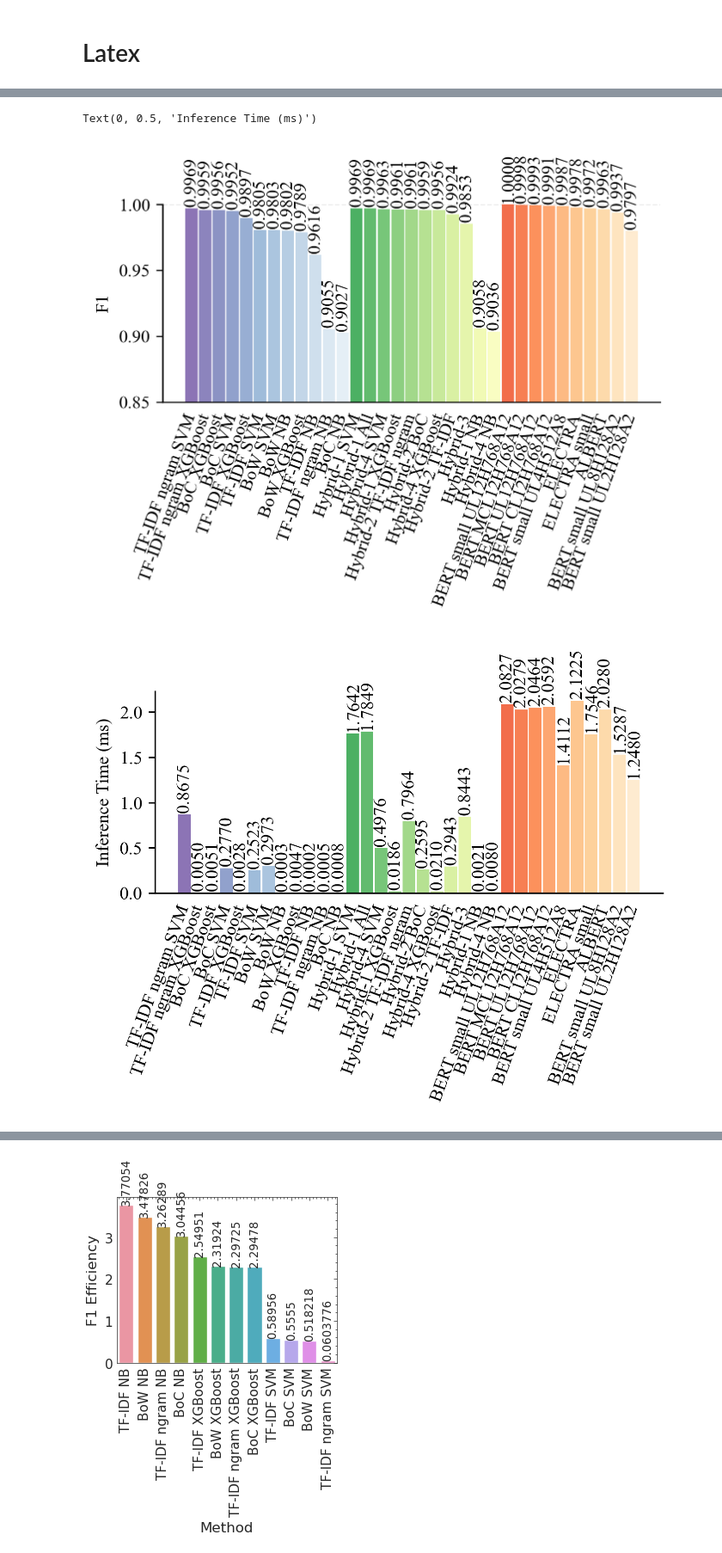
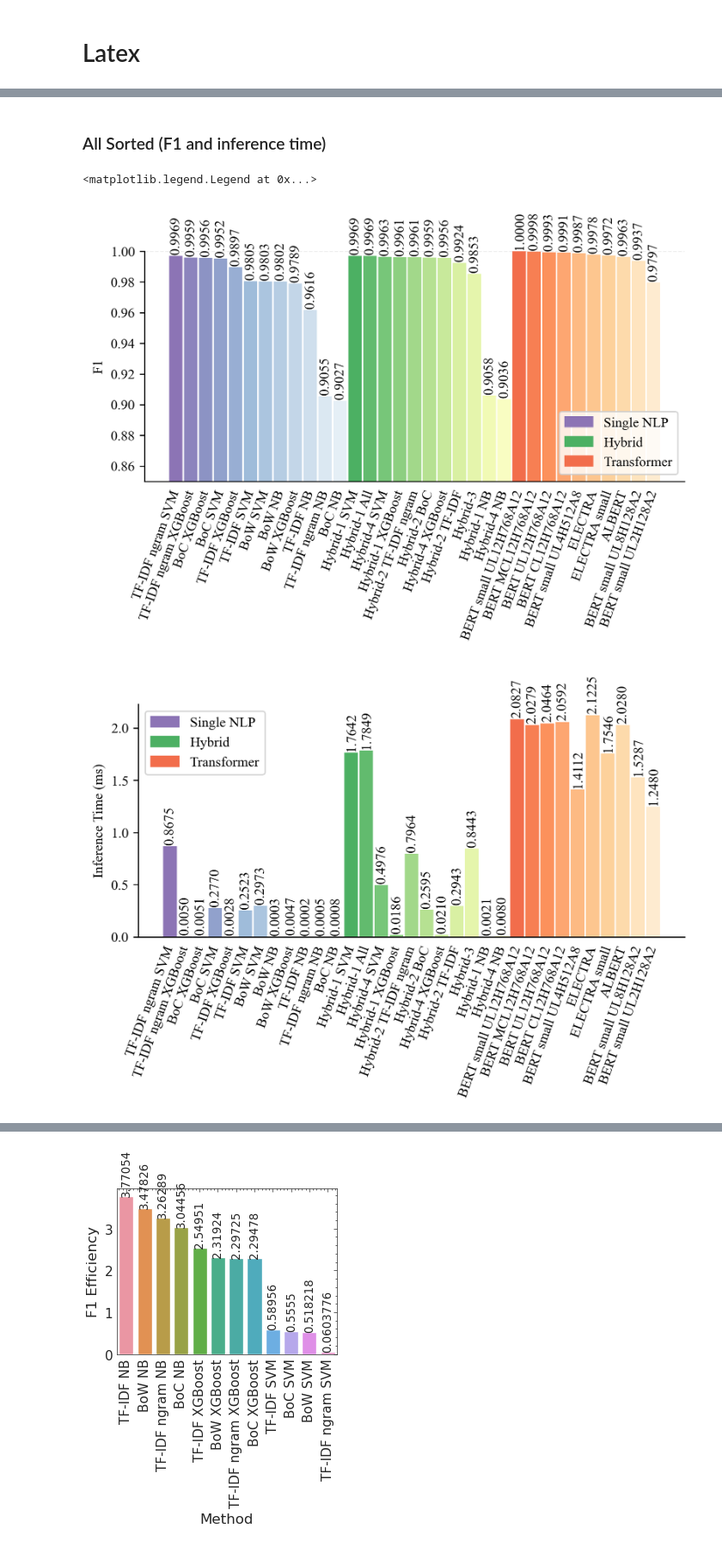
Before and after one commit to gdrlab/cascaded-sqli-detection, a Jupyter notebook: utils/tmp_color_schema.ipynb, the cells around one changed output, grey strips where cells are left out. Shown at 86% size. Cells and saved outputs as stored; diff of their text form; code cells hidden in the pictures.

```diff
--- a/utils/tmp_color_schema.ipynb
+++ b/utils/tmp_color_schema.ipynb
@@ -232,26 +276,42 @@ df
 # Figure configs
 plt.rcParams.update({'figure.dpi': '300'})
 plt.rcParams['font.family'] = "Times New Roman"
+# %% [markdown]
+### All Sorted (F1 and inference time)
 # %%
 # method_category = 'transformer'
 # metrics = ['overall_accuracy', 'precision', 'recall', 'f1', 'training time',
 #        'testing time', 'color']
-
+import matplotlib.patches as mpatches
 df_small = df.sort_values(['category','f1'],ascending=[True, False])
 df_small = rename_table_labels(df_small)
 #df_small = df.loc[methods[method_category], metrics]
 #df_small = df_small.sort_values(['category','f1'],ascending=[True, False])
 
-fig, ax = plt.subplots(figsize=(5, 2))
+# legend
+color_cat_1 = np.asarray(df_small[df_small['category']=='classic_ml']
+                         .head(1)['color'].values[0][0], dtype=np.float32)
+color_cat_2 = np.asarray(df_small[df_small['category']=='hybrid']
+                         .head(1)['color'].values[0][0], dtype=np.float32)
+color_cat_3 = np.asarray(df_small[df_small['category']=='transformer']
+                         .head(1)['color'].values[0][0], dtype=np.float32)
+legend_cat_1 = mpatches.Patch(color=color_cat_1, label='Single NLP')
+legend_cat_2 = mpatches.Patch(color=color_cat_2, label='Hybrid')
+legend_cat_3 = mpatches.Patch(color=color_cat_3, label='Transformer')
+
+# Figure
+fig, ax = plt.subplots(figsize=(7, 3))
 my_plot_bar(df_small,ax,'F1')
 plt.axhline(1, linestyle='--', linewidth=0.7, color=[0.9,0.9,0.9], zorder=0)
 ax.set(ylim=(0.85, 1))
 ax.set_ylabel('F1')
+ax.legend(handles=[legend_cat_1, legend_cat_2, legend_cat_3],  loc='lower right')
 
-fig, ax = plt.subplots(figsize=(5, 2))
+fig, ax = plt.subplots(figsize=(7, 3))
 my_plot_bar(df_small,ax,'Inference Time (ms)')
 ax.set_ylabel('Inference Time (ms)')
+ax.legend(handles=[legend_cat_1, legend_cat_2, legend_cat_3],  loc='upper left')
 # %% [output]
-Text(0, 0.5, 'Inference Time (ms)')
+<matplotlib.legend.Legend at 0x...>
-[figure, old version]
+[figure, new version]
-[figure, old version]
+[figure, new version]
```
Also changed, not shown: parts of 10 cells of this notebook.
